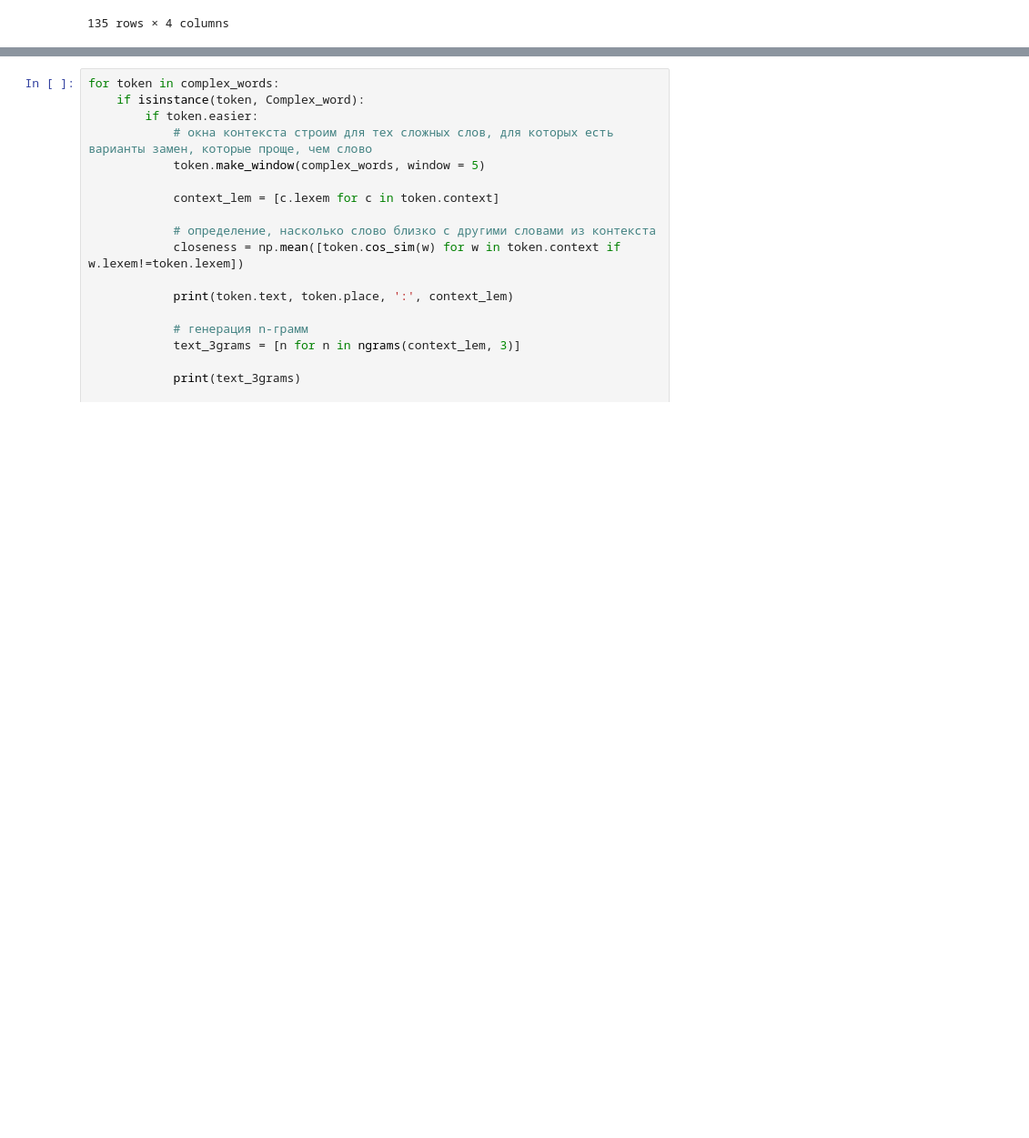
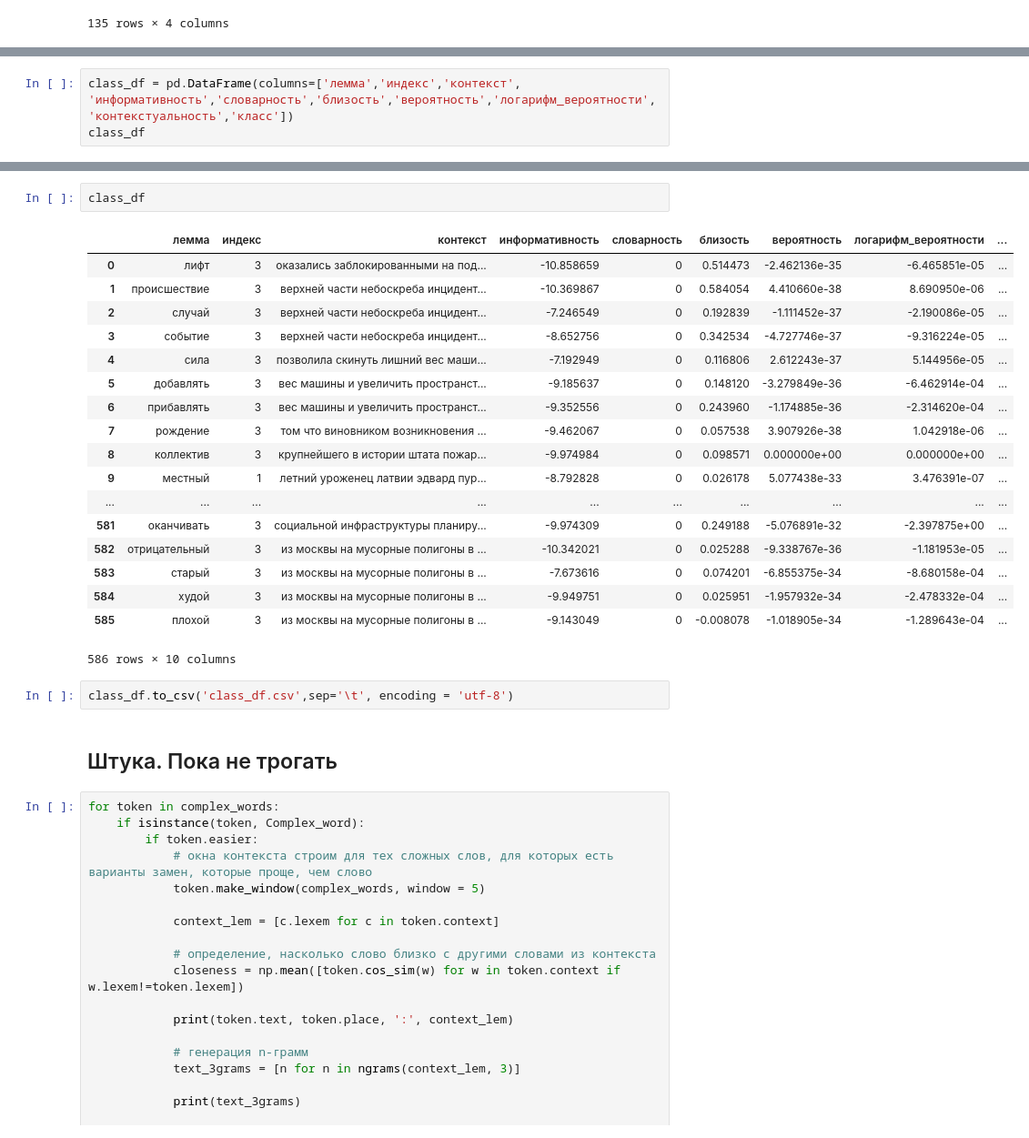
Before and after one commit to aabeloborodova/diploma, a Jupyter notebook: text_analysis.ipynb, the cells around one changed output, grey strips where cells are left out. Shown: that part at 91% size. Drawn from its saved outputs; the diff is of its cells as text; blank space fills up the shorter version.

Commit message:
dataframe and potential

```diff
--- a/text_analysis.ipynb
+++ b/text_analysis.ipynb
@@ -746,0 +636,3 @@ AttributeError: 'NoneType' object has no attribute 'fitness'
+# %%
+class_df = pd.DataFrame(columns=['лемма','индекс','контекст', 'информативность','словарность','близость','вероятность','логарифм_вероятности','контекстуальность','класс'])
+class_df
@@ -747,3 +786,28 @@ AttributeError: 'NoneType' object has no attribute 'fitness'
+# %%
+class_df
+# %% [output]
+|  | лемма | индекс | контекст | информативность | словарность | близость | вероятность | логарифм_вероятности | ... |
+| 0 | лифт | 3 | оказались заблокированными на под... | -10.858659 | 0 | 0.514473 | -2.462136e-35 | -6.465851e-05 | ... |
+| 1 | происшествие | 3 | верхней части небоскреба инцидент... | -10.369867 | 0 | 0.584054 | 4.410660e-38 | 8.690950e-06 | ... |
+| 2 | случай | 3 | верхней части небоскреба инцидент... | -7.246549 | 0 | 0.192839 | -1.111452e-37 | -2.190086e-05 | ... |
+| 3 | событие | 3 | верхней части небоскреба инцидент... | -8.652756 | 0 | 0.342534 | -4.727746e-37 | -9.316224e-05 | ... |
+| 4 | сила | 3 | позволила скинуть лишний вес маши... | -7.192949 | 0 | 0.116806 | 2.612243e-37 | 5.144956e-05 | ... |
+| 5 | добавлять | 3 | вес машины и увеличить пространст... | -9.185637 | 0 | 0.148120 | -3.279849e-36 | -6.462914e-04 | ... |
+| 6 | прибавлять | 3 | вес машины и увеличить пространст... | -9.352556 | 0 | 0.243960 | -1.174885e-36 | -2.314620e-04 | ... |
+| 7 | рождение | 3 | том что виновником возникновения ... | -9.462067 | 0 | 0.057538 | 3.907926e-38 | 1.042918e-06 | ... |
+| 8 | коллектив | 3 | крупнейшего в истории штата пожар... | -9.974984 | 0 | 0.098571 | 0.000000e+00 | 0.000000e+00 | ... |
+| 9 | местный | 1 | летний уроженец латвии эдвард пур... | -8.792828 | 0 | 0.026178 | 5.077438e-33 | 3.476391e-07 | ... |
+| ... | ... | ... | ... | ... | ... | ... | ... | ... | ... |
+| 581 | оканчивать | 3 | социальной инфраструктуры планиру... | -9.974309 | 0 | 0.249188 | -5.076891e-32 | -2.397875e+00 | ... |
+| 582 | отрицательный | 3 | из москвы на мусорные полигоны в ... | -10.342021 | 0 | 0.025288 | -9.338767e-36 | -1.181953e-05 | ... |
+| 583 | старый | 3 | из москвы на мусорные полигоны в ... | -7.673616 | 0 | 0.074201 | -6.855375e-34 | -8.680158e-04 | ... |
+| 584 | худой | 3 | из москвы на мусорные полигоны в ... | -9.949751 | 0 | 0.025951 | -1.957932e-34 | -2.478332e-04 | ... |
+| 585 | плохой | 3 | из москвы на мусорные полигоны в ... | -9.143049 | 0 | -0.008078 | -1.018905e-34 | -1.289643e-04 | ... |
+586 rows × 10 columns
+# %%
+class_df.to_csv('class_df.csv',sep='\t', encoding = 'utf-8')
+# %% [markdown]
+## Штука. Пока не трогать
 # %%
 for token in complex_words:
     if isinstance(token, Complex_word):
```
Also changed, not shown: parts of 73 cells of this notebook.
